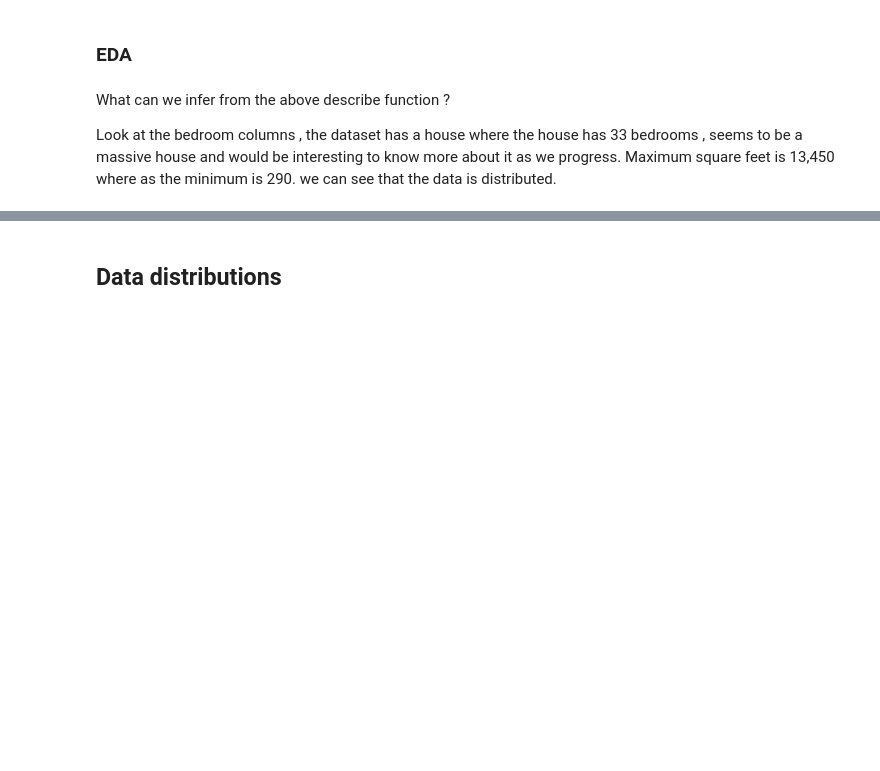
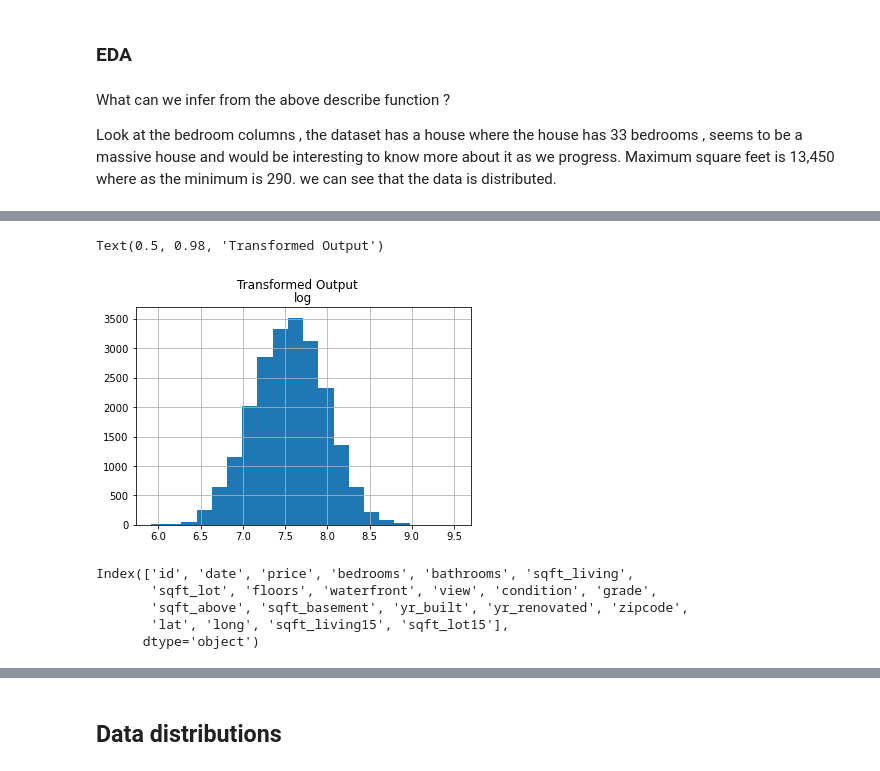
Before and after one commit to AmosMaru/phase_2_project, a Jupyter notebook: kc_house_2.ipynb, the cells around one changed output, grey strips where cells are left out. Cells and saved outputs as stored; diff of their text form; code cells hidden in the pictures; blank space fills up the shorter version.

```diff
--- a/kc_house_2.ipynb
+++ b/kc_house_2.ipynb
@@ -141,0 +168,18 @@ data.hist(figsize=(15,15));
+# %%
+condition_tr =data['grade'].transform([ np.log])
+yr_built_tr =data['yr_built'].transform([ np.log])
+sqft_living =data['sqft_living'].transform([ np.log])
+# %%
+sqft_living.hist(bins =20)
+plt.suptitle('Transformed Output')
+# %% [output]
+Text(0.5, 0.98, 'Transformed Output')
+[figure, added]
+# %%
+data.columns
+# %% [output]
+Index(['id', 'date', 'price', 'bedrooms', 'bathrooms', 'sqft_living',
+       'sqft_lot', 'floors', 'waterfront', 'view', 'condition', 'grade',
+       'sqft_above', 'sqft_basement', 'yr_built', 'yr_renovated', 'zipcode',
+       'lat', 'long', 'sqft_living15', 'sqft_lot15'],
+      dtype='object')
```
Also changed, not shown: parts of 43 cells of this notebook, 2 other files.
